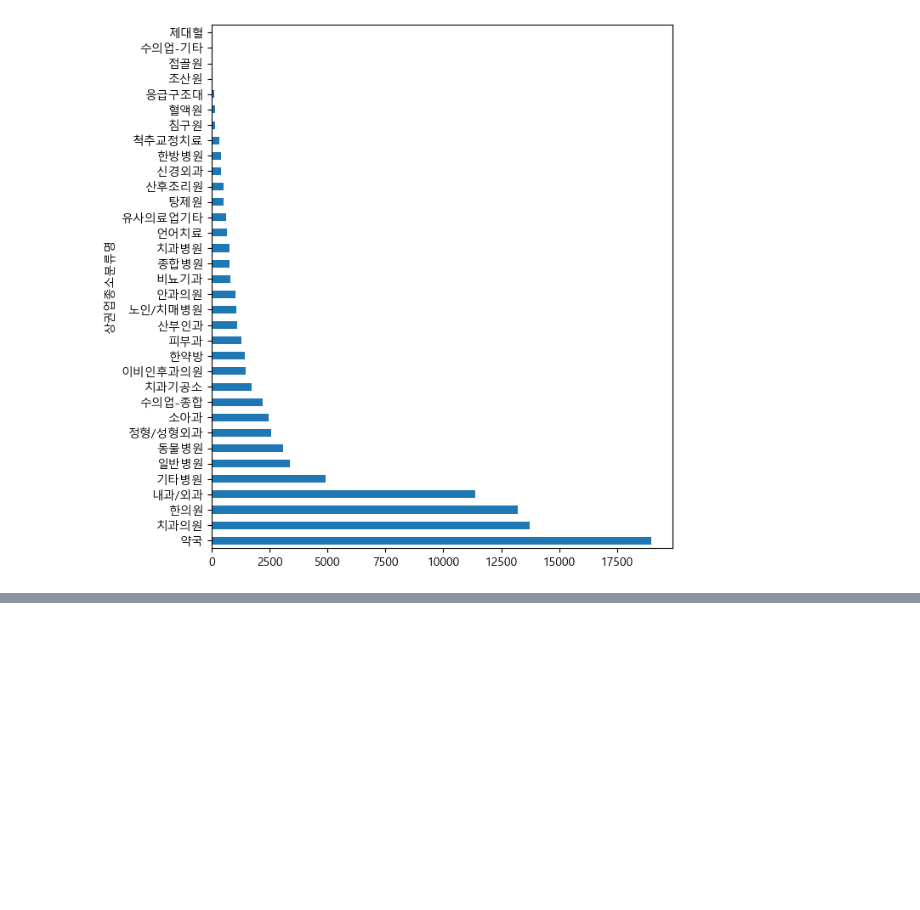
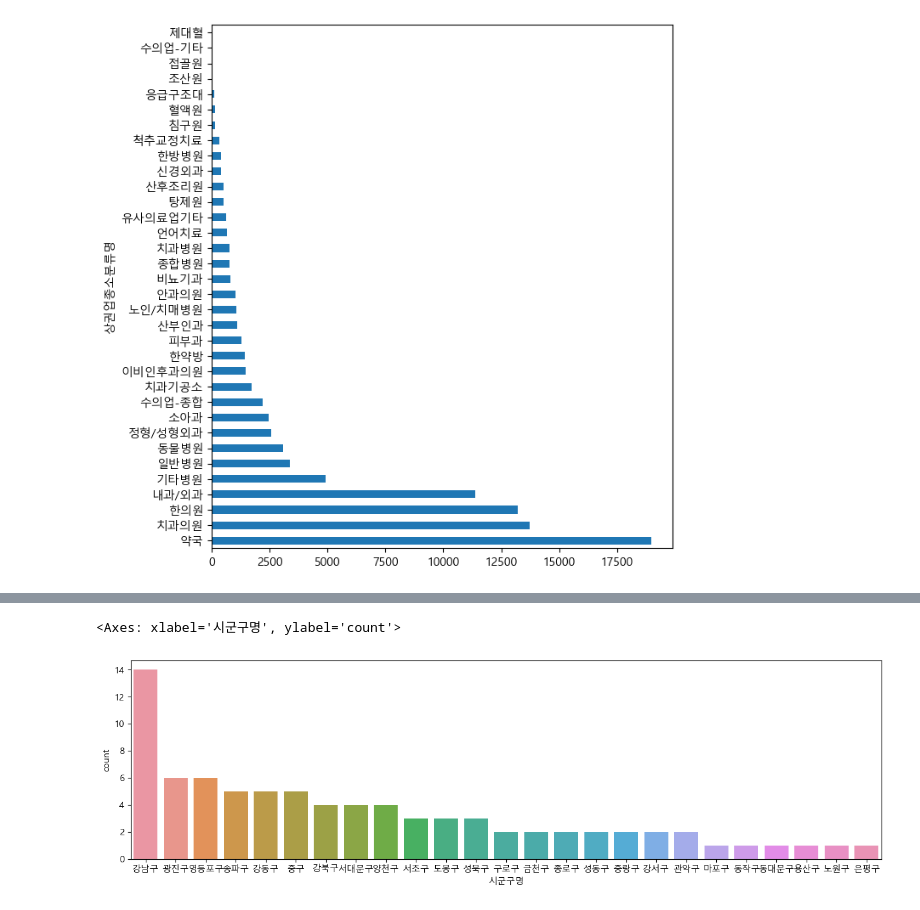
Before and after one commit to TheCaveOfAdullam/study1, a Jupyter notebook: medical.ipynb, the cells around one changed output, grey strips where cells are left out. Cells and saved outputs as stored; diff of their text form; code cells hidden in the pictures; blank space fills up the shorter version.

```diff
--- a/medical.ipynb
+++ b/medical.ipynb
@@ -534,0 +792,6 @@ c.
+# %%
+plt.figure(figsize=(15, 4))
+sns.countplot(data=df_seoul_hospital, x="시군구명", order=df_seoul_hospital["시군구명"].value_counts().index)
+# %% [output]
+<Axes: xlabel='시군구명', ylabel='count'>
+[figure, added]
```
Also changed, not shown: parts of 39 cells of this notebook.
